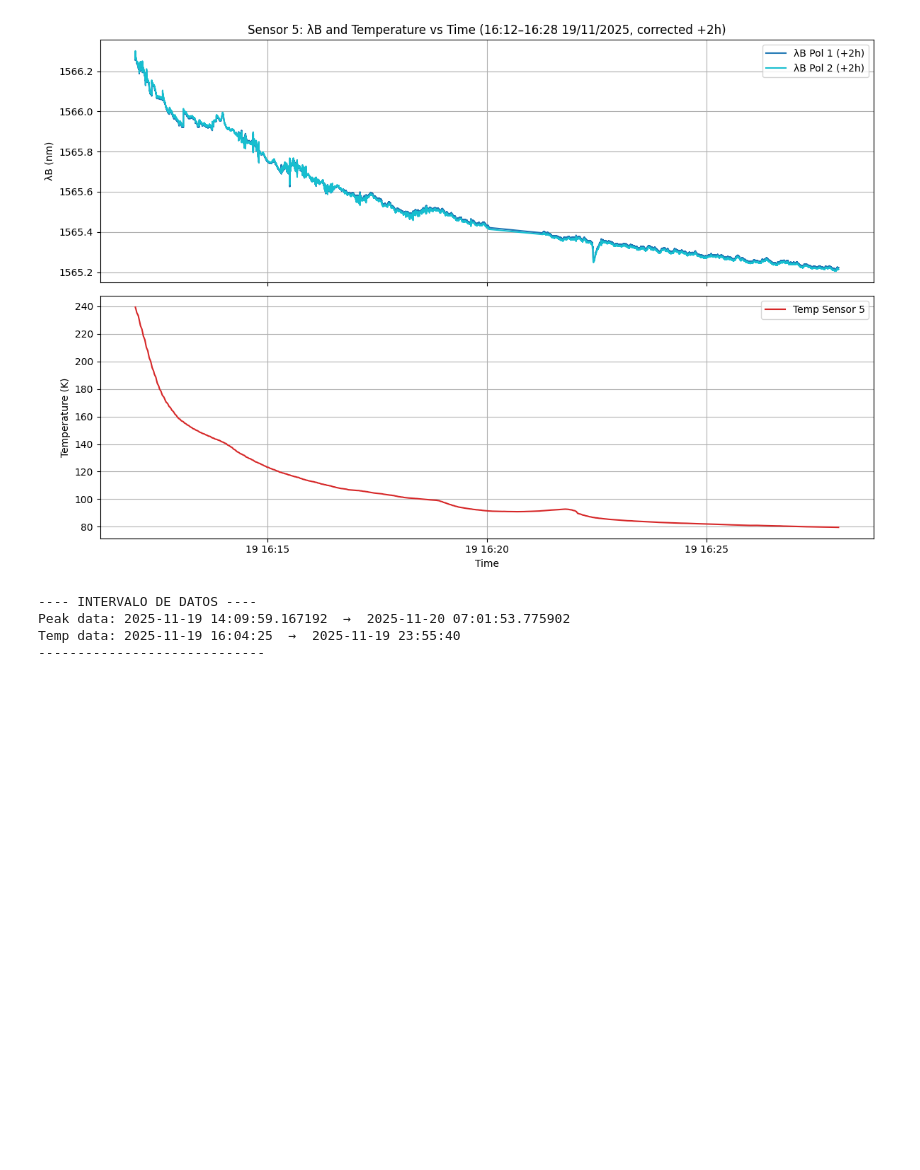
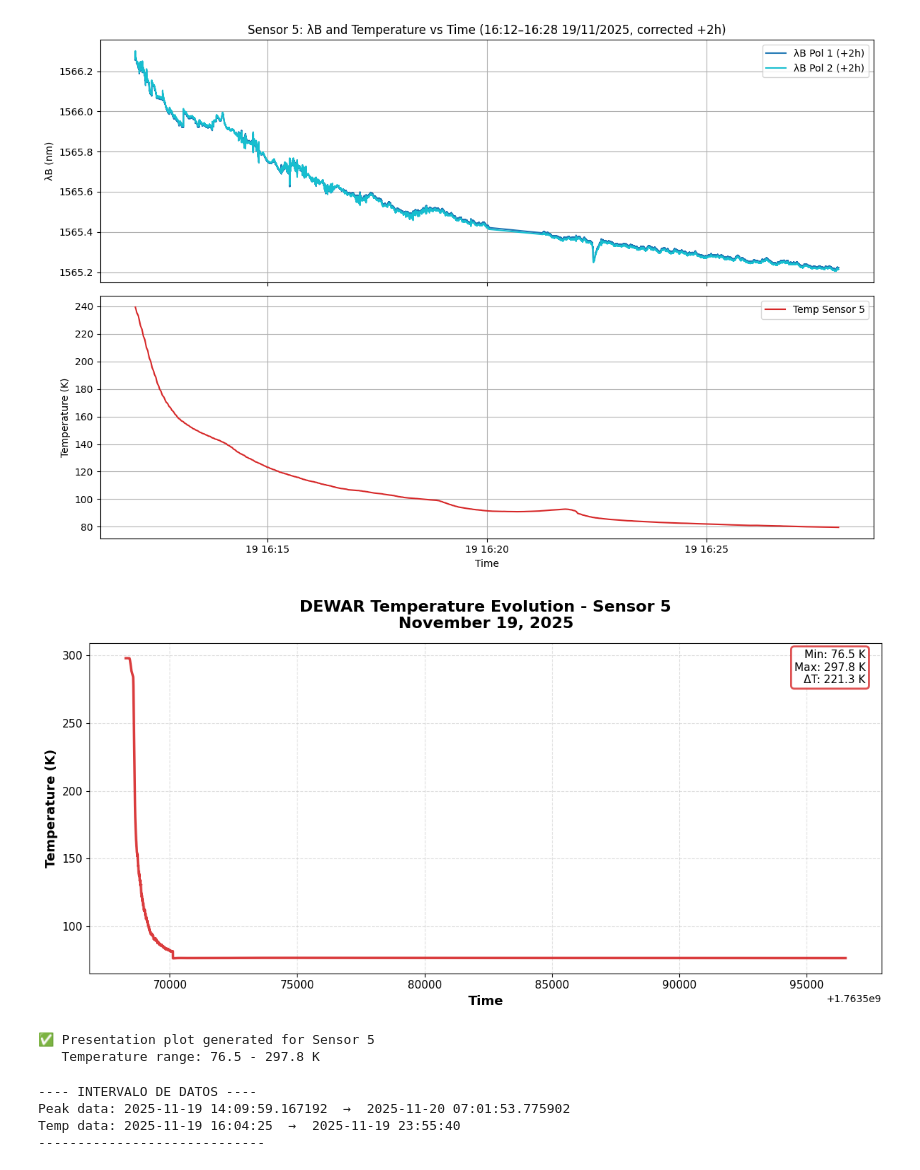
Before and after one commit to garpol/rtd-calibration-ana, a Jupyter notebook: DEWAR_1M/ROOT_DEWAR_19_11.ipynb, the cells around one changed output. Saved outputs shown, nothing was run; the diff lists cells and outputs as text; code cells hidden in the pictures; blank space fills up the shorter version.

Commit message:
Add presentation-quality plot for Sensor 5 in ROOT_DEWAR_19_11
- Added new visualization cell with improved styling for Sensor 5 temperature
- Enhanced plot aesthetics: bold titles, better grid, improved colors
- Updated cell execution outputs with new graphics

```diff
--- a/DEWAR_1M/ROOT_DEWAR_19_11.ipynb
+++ b/DEWAR_1M/ROOT_DEWAR_19_11.ipynb
@@ -158,6 +158,57 @@ plt.tight_layout()
 plt.show()
 # %% [output]
 [figure]
+# %%
+# ========== PRESENTATION PLOT: Sensor 5 Temperature ==========
+sensor_idx = 4  # Sensor 5 (index 4)
+
+# Get temperature data
+temp_sensor = temp_data["temp"][:, sensor_idx]
+temp_times_plot = temp_times
+
+# Filter valid temperature data
+valid_temp = (temp_sensor > 0) & (~np.isnan(temp_sensor)) & (temp_sensor < 400)
+temp_filtered = temp_sensor[valid_temp]
+times_filtered = temp_times_plot[valid_temp]
+
+# Create presentation-quality figure
+fig = plt.figure(figsize=(12, 6))
+ax = fig.add_subplot(111)
+
+# Plot temperature with nice styling
+ax.plot(times_filtered, temp_filtered, color='#d62728', linewidth=2.5, alpha=0.9)
+
+# Title and labels - bold and clear
+ax.set_title('DEWAR Temperature Evolution - Sensor 5\nNovember 19, 2025',
+             fontsize=16, fontweight='bold', pad=15)
+ax.set_xlabel('Time', fontsize=13, fontweight='bold')
+ax.set_ylabel('Temperature (K)', fontsize=13, fontweight='bold')
+
+# Grid for better readability
+ax.grid(True, alpha=0.4, linestyle='--', linewidth=0.8)
+
+# Tick parameters
+ax.tick_params(axis='both', labelsize=11)
+
+# Add statistics box (top right)
+temp_min = temp_filtered.min()
+temp_max = temp_filtered.max()
+temp_range = temp_max - temp_min
+stats_text = f'Min: {temp_min:.1f} K\nMax: {temp_max:.1f} K\nΔT: {temp_range:.1f} K'
+ax.text(0.98, 0.98, stats_text, transform=ax.transAxes,
+        fontsize=11, verticalalignment='top', horizontalalignment='right',
+        bbox=dict(boxstyle='round', facecolor='white', alpha=0.8, edgecolor='#d62728', linewidth=2))
+
+# Tight layout
+fig.tight_layout()
+plt.show()
+
+print(f"✅ Presentation plot generated for Sensor 5")
+print(f"   Temperature range: {temp_min:.1f} - {temp_max:.1f} K")
+# %% [output]
+[figure, added]
+✅ Presentation plot generated for Sensor 5
+   Temperature range: 76.5 - 297.8 K
 # %%
 import uproot
 import numpy as np
```
